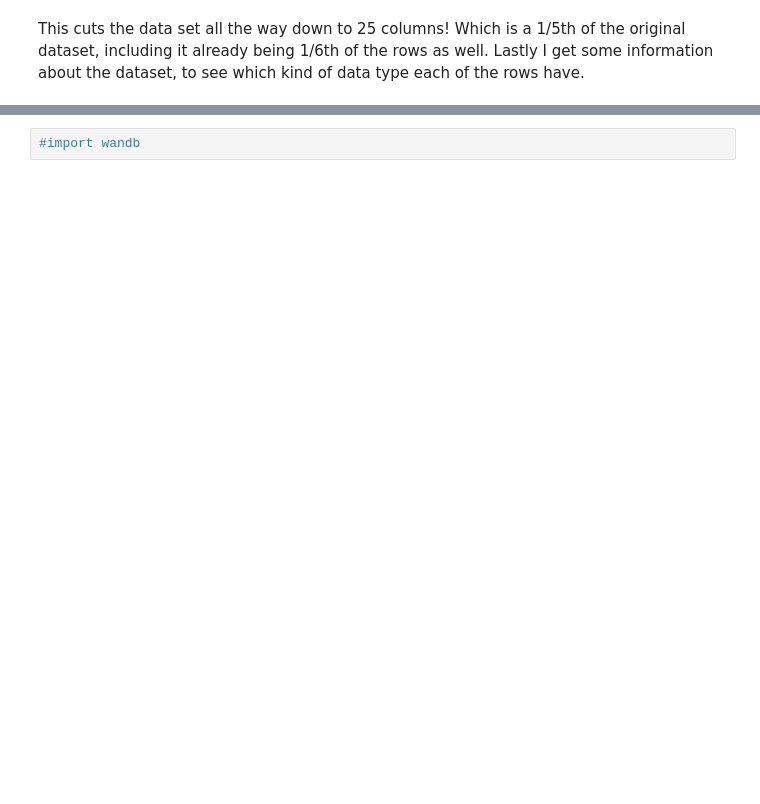
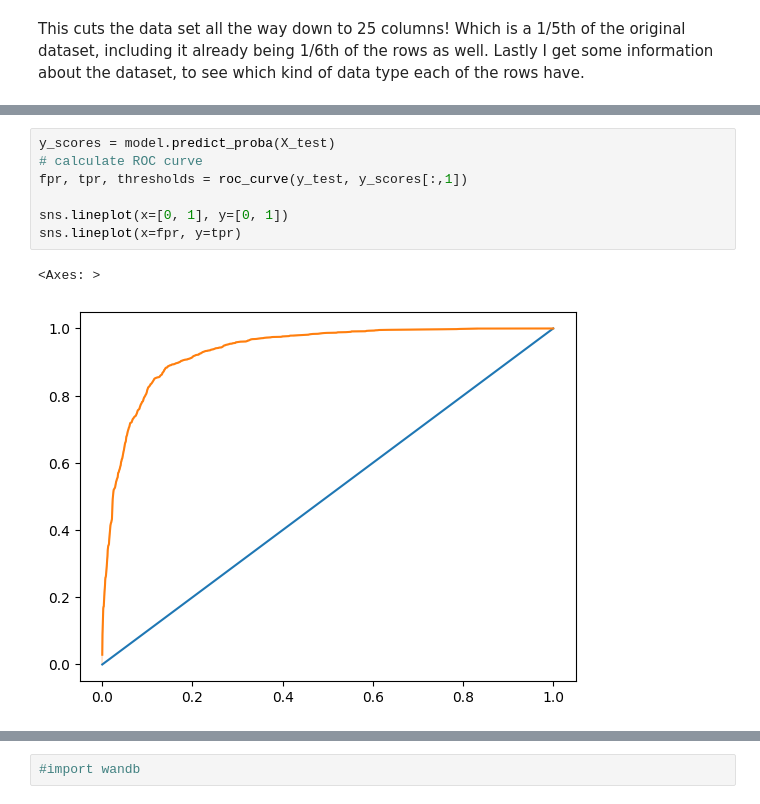
Before and after one commit to LukasGadeMEA20/ML-For-Beginners, a Jupyter notebook: MiniProject/MiniProject.ipynb, the cells around one changed output, grey strips where cells are left out. Drawn from its saved outputs; the diff is of its cells as text; blank space fills up the shorter version.

```diff
--- a/MiniProject/MiniProject.ipynb
+++ b/MiniProject/MiniProject.ipynb
@@ -187,0 +232,10 @@ dtype: float64
+# %%
+y_scores = model.predict_proba(X_test)
+# calculate ROC curve
+fpr, tpr, thresholds = roc_curve(y_test, y_scores[:,1])
+
+sns.lineplot(x=[0, 1], y=[0, 1])
+sns.lineplot(x=fpr, y=tpr)
+# %% [output]
+<Axes: >
+[figure, added]
```
Also changed, not shown: parts of 24 cells of this notebook, 6 other files.
